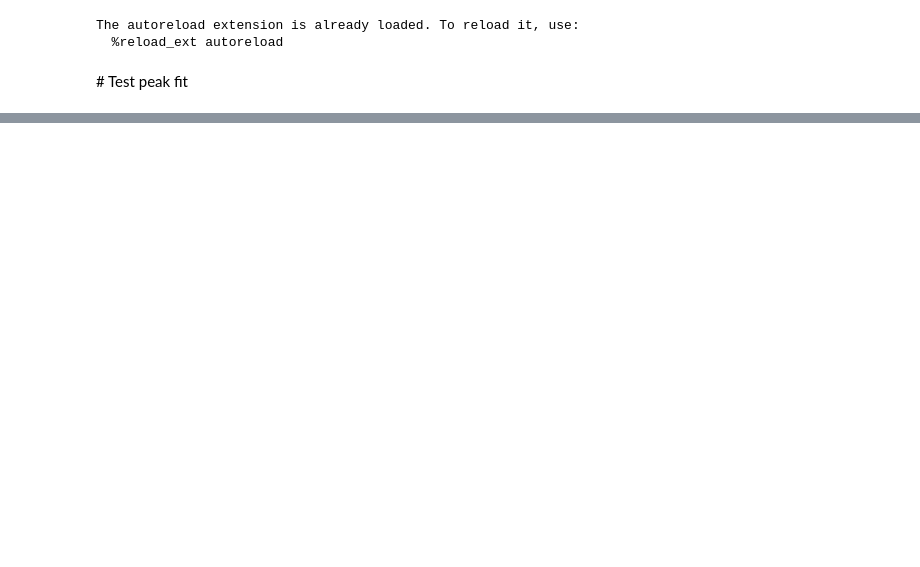
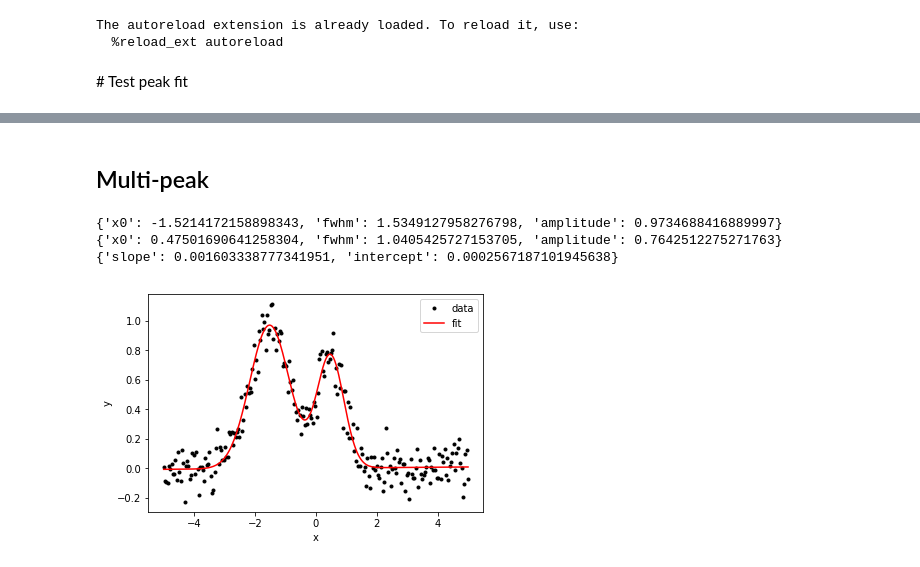
Before and after one commit to xdze2/peakfit, a Jupyter notebook: test_peakfit.ipynb, the cells around one changed output, grey strips where cells are left out. Saved outputs shown, nothing was run; the diff lists cells and outputs as text; code cells hidden in the pictures; blank space fills up the shorter version.

```diff
--- a/test_peakfit.ipynb
+++ b/test_peakfit.ipynb
@@ -94,0 +88,24 @@ ss.estimate_param(x, y)
+# %% [markdown]
+## Multi-peak
+# %%
+# Generate data
+x = np.linspace(-5, 5, 234)
+y = 0.1*np.random.randn(*x.shape)
+y += Gauss()(x, 0.5, 1, 0.8)
+y += Gauss()(x, -1.5, 1.5, 1.)
+
+# Fit using automatic estimation of initial parameters:
+results, fit = peakfit(x, y, Sum(Gauss(-2, 1, 1), Gauss(1, 1, 1)))
+
+for r in results:
+    print(r)
+
+# Graph
+plt.plot(x, y, '.k', label='data');
+plt.plot(x, fit(x), 'r-', label='fit');
+plt.xlabel('x'); plt.ylabel('y'); plt.legend();
+# %% [output]
+{'x0': -1.5214172158898343, 'fwhm': 1.5349127958276798, 'amplitude': 0.9734688416889997}
+{'x0': 0.47501690641258304, 'fwhm': 1.0405425727153705, 'amplitude': 0.7642512275271763}
+{'slope': 0.001603338777341951, 'intercept': 0.0002567187101945638}
+[figure, added]
```
Also changed, not shown: parts of 10 cells of this notebook, 1 other file.
